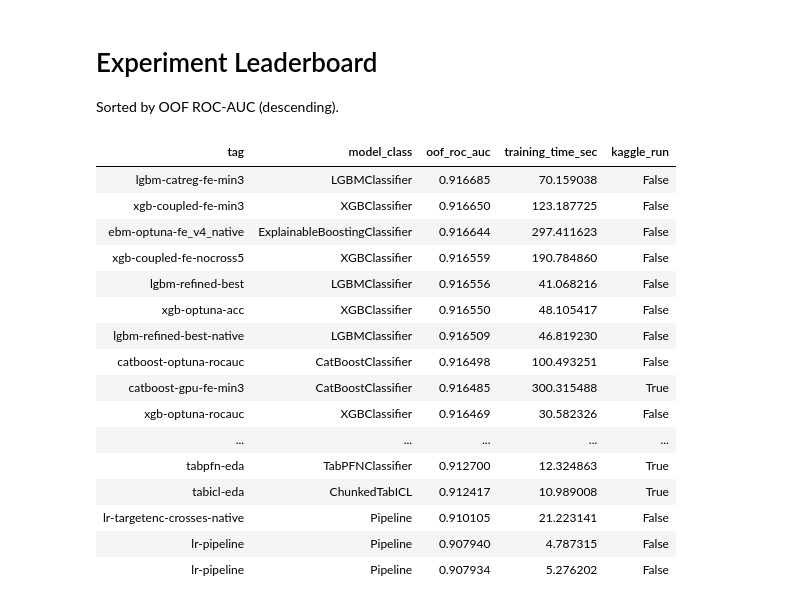
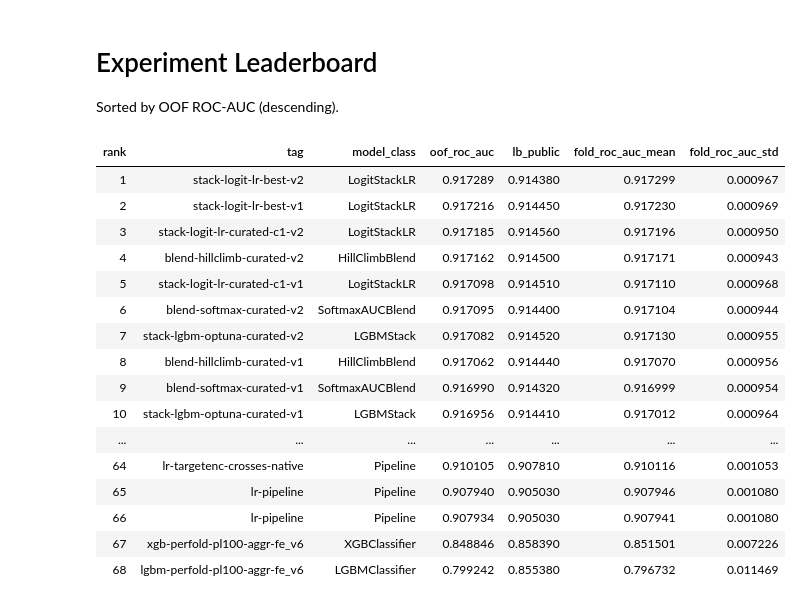
Before and after one commit to biswajit-nag/Predict-Customer-Churn, a Jupyter notebook: Leaderboards.ipynb, the cells around one changed output. Cells and saved outputs as stored; diff of their text form; code cells hidden in the pictures.

```diff
--- a/Leaderboards.ipynb
+++ b/Leaderboards.ipynb
@@ -7,53 +7,54 @@ import pandas as pd
 
 # Columns to display — everything else (git hashes, artifact paths, fixed CV params, etc.) is excluded
 DISPLAY_COLS = [
-    # "rank",
+    "rank",
     "tag",
     "model_class",
     # "data_version",
     # "n_features",
     "oof_roc_auc",
-    # "fold_roc_auc_mean",
-    # "fold_roc_auc_std",
+    "lb_public",
+    "fold_roc_auc_mean",
+    "fold_roc_auc_std",
     # "oof_score",        # accuracy
     # "fold_scores_mean", # accuracy CV mean
     # "fold_scores_std",  # accuracy CV std
-    "training_time_sec",
+    # "training_time_sec",
     # "status",
-    "kaggle_run",
+    # "kaggle_run",
     # "notes",
     # "run_id",
 ]
 
 df = pd.read_csv("experiments/runs.csv")
 
 df = df.sort_values(["oof_roc_auc"], ascending=False).reset_index(drop=True)
 df.insert(0, "rank", df.index + 1)
 
 
 # Round floats for readability
 float_cols = ["oof_roc_auc", "oof_accuracy", "training_time_sec"]
 df[float_cols] = df[float_cols].round(6)
 df['n_features'] = df['n_features'].astype(int)
 
 leaderboard = df[DISPLAY_COLS].copy()
 leaderboard.style.hide(axis="index")
 # leaderboard[leaderboard['model_class'] == 'LGBMClassifier'].style.hide(axis="index")
 # %% [output]
-| tag | model_class | oof_roc_auc | training_time_sec | kaggle_run |
-| lgbm-catreg-fe-min3 | LGBMClassifier | 0.916685 | 70.159038 | False |
-| xgb-coupled-fe-min3 | XGBClassifier | 0.916650 | 123.187725 | False |
-| ebm-optuna-fe_v4_native | ExplainableBoostingClassifier | 0.916644 | 297.411623 | False |
-| xgb-coupled-fe-nocross5 | XGBClassifier | 0.916559 | 190.784860 | False |
-| lgbm-refined-best | LGBMClassifier | 0.916556 | 41.068216 | False |
-| xgb-optuna-acc | XGBClassifier | 0.916550 | 48.105417 | False |
-| lgbm-refined-best-native | LGBMClassifier | 0.916509 | 46.819230 | False |
-| catboost-optuna-rocauc | CatBoostClassifier | 0.916498 | 100.493251 | False |
-| catboost-gpu-fe-min3 | CatBoostClassifier | 0.916485 | 300.315488 | True |
-| xgb-optuna-rocauc | XGBClassifier | 0.916469 | 30.582326 | False |
-| ... | ... | ... | ... | ... |
-| tabpfn-eda | TabPFNClassifier | 0.912700 | 12.324863 | True |
-| tabicl-eda | ChunkedTabICL | 0.912417 | 10.989008 | True |
-| lr-targetenc-crosses-native | Pipeline | 0.910105 | 21.223141 | False |
-| lr-pipeline | Pipeline | 0.907940 | 4.787315 | False |
-| lr-pipeline | Pipeline | 0.907934 | 5.276202 | False |
+| rank | tag | model_class | oof_roc_auc | lb_public | fold_roc_auc_mean | fold_roc_auc_std |
+| 1 | stack-logit-lr-best-v2 | LogitStackLR | 0.917289 | 0.914380 | 0.917299 | 0.000967 |
+| 2 | stack-logit-lr-best-v1 | LogitStackLR | 0.917216 | 0.914450 | 0.917230 | 0.000969 |
+| 3 | stack-logit-lr-curated-c1-v2 | LogitStackLR | 0.917185 | 0.914560 | 0.917196 | 0.000950 |
+| 4 | blend-hillclimb-curated-v2 | HillClimbBlend | 0.917162 | 0.914500 | 0.917171 | 0.000943 |
+| 5 | stack-logit-lr-curated-c1-v1 | LogitStackLR | 0.917098 | 0.914510 | 0.917110 | 0.000968 |
+| 6 | blend-softmax-curated-v2 | SoftmaxAUCBlend | 0.917095 | 0.914400 | 0.917104 | 0.000944 |
+| 7 | stack-lgbm-optuna-curated-v2 | LGBMStack | 0.917082 | 0.914520 | 0.917130 | 0.000955 |
+| 8 | blend-hillclimb-curated-v1 | HillClimbBlend | 0.917062 | 0.914440 | 0.917070 | 0.000956 |
+| 9 | blend-softmax-curated-v1 | SoftmaxAUCBlend | 0.916990 | 0.914320 | 0.916999 | 0.000954 |
+| 10 | stack-lgbm-optuna-curated-v1 | LGBMStack | 0.916956 | 0.914410 | 0.917012 | 0.000964 |
+| ... | ... | ... | ... | ... | ... | ... |
+| 64 | lr-targetenc-crosses-native | Pipeline | 0.910105 | 0.907810 | 0.910116 | 0.001053 |
+| 65 | lr-pipeline | Pipeline | 0.907940 | 0.905030 | 0.907946 | 0.001080 |
+| 66 | lr-pipeline | Pipeline | 0.907934 | 0.905030 | 0.907941 | 0.001080 |
+| 67 | xgb-perfold-pl100-aggr-fe_v6 | XGBClassifier | 0.848846 | 0.858390 | 0.851501 | 0.007226 |
+| 68 | lgbm-perfold-pl100-aggr-fe_v6 | LGBMClassifier | 0.799242 | 0.855380 | 0.796732 | 0.011469 |
```
Also changed, not shown: 10 other files.
